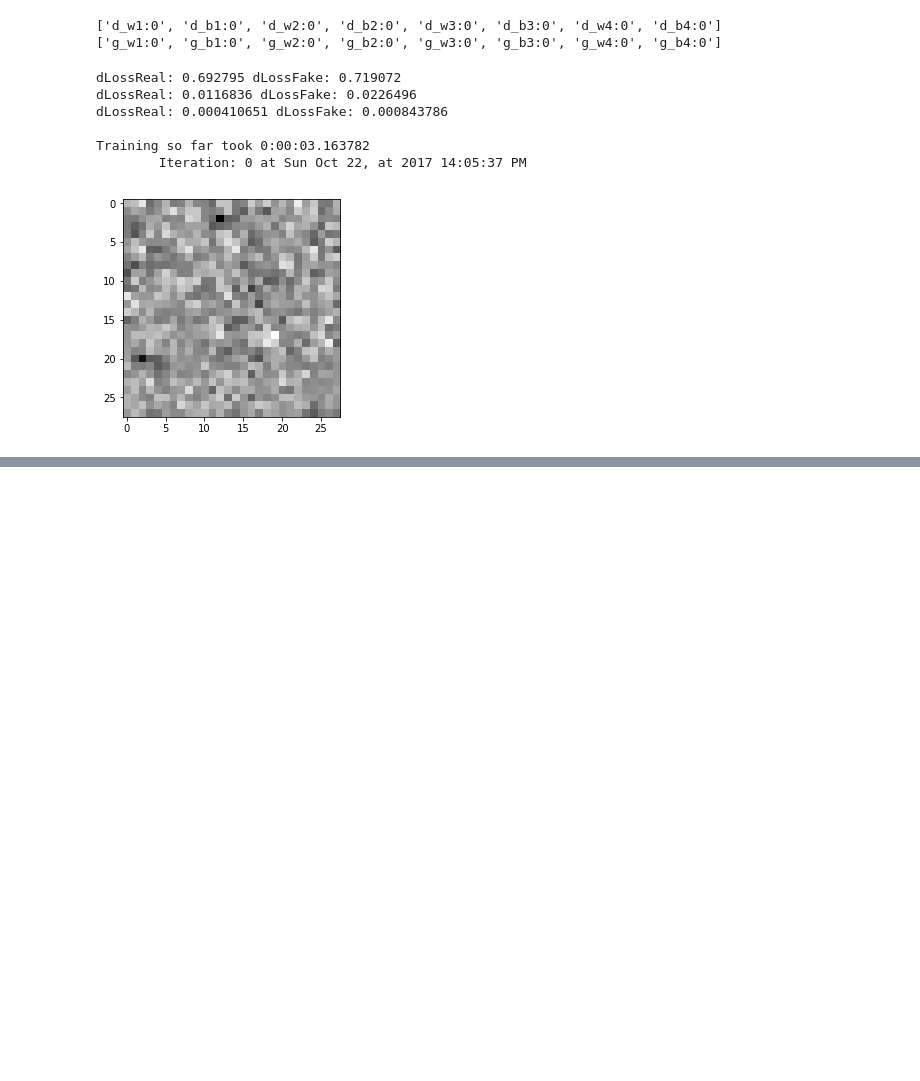
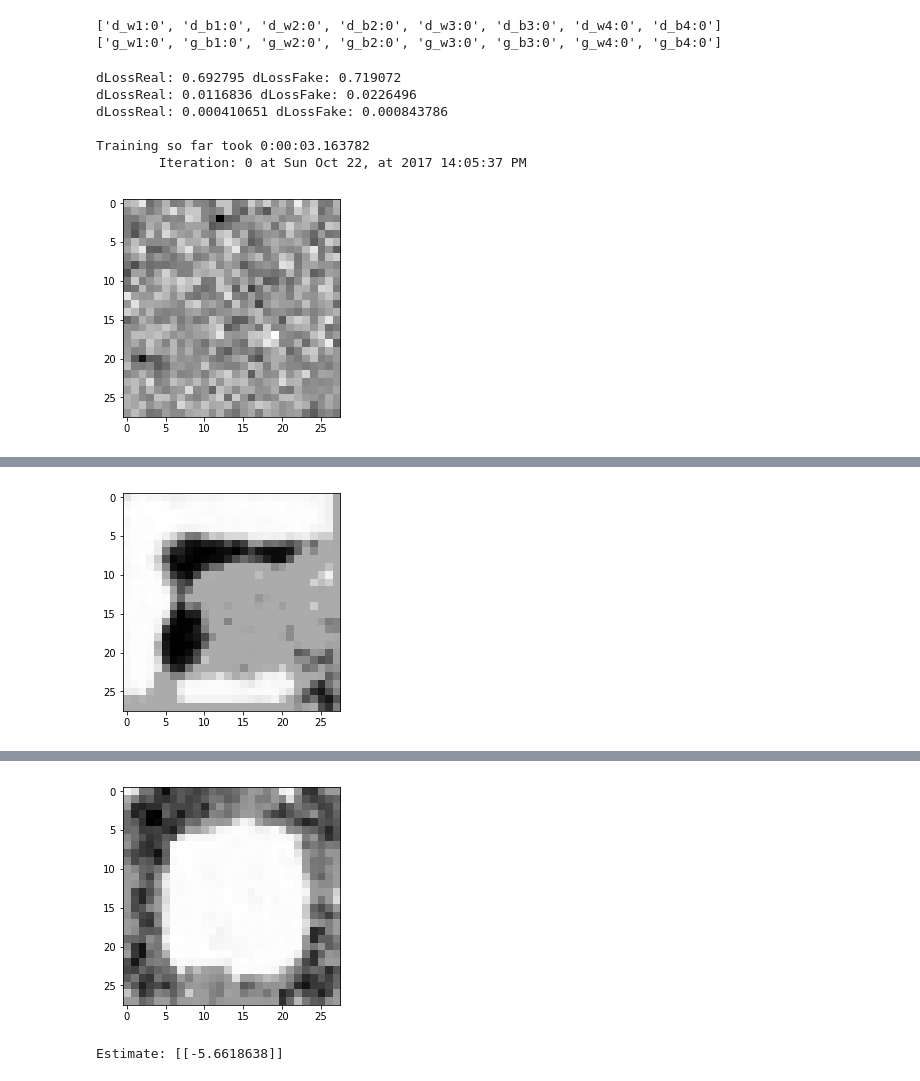
Before and after one commit to victor-iyi/deep-convolutional-GAN, a Jupyter notebook: generating-handwritten-digits.ipynb, the cells around one changed output, grey strips where cells are left out. Drawn from its saved outputs; the diff is of its cells as text; code cells hidden in the pictures; blank space fills up the shorter version.

```diff
--- a/generating-handwritten-digits.ipynb
+++ b/generating-handwritten-digits.ipynb
@@ -170,6 +170,8 @@ writer = tf.summary.FileWriter(logdir, sess.graph)
 # %%
 sess = tf.Session()
 sess.run(tf.global_variables_initializer())
+
+saver.restore(sess=sess, save_path=save_path)
 # Pre-train discriminator
 for i in range(300):
     z_batch = np.random.normal(0, 1, size=[batch_size, z_dimensions])
@@ -230,0 +236 @@ Estimate: [[-7.63032818]]
+[figure, added]
@@ -230,0 +241,2 @@ Estimate: [[-7.63032818]]
+[figure, added]
+Estimate: [[-5.6618638]]
```
Also changed, not shown: parts of 1 cell of this notebook.
